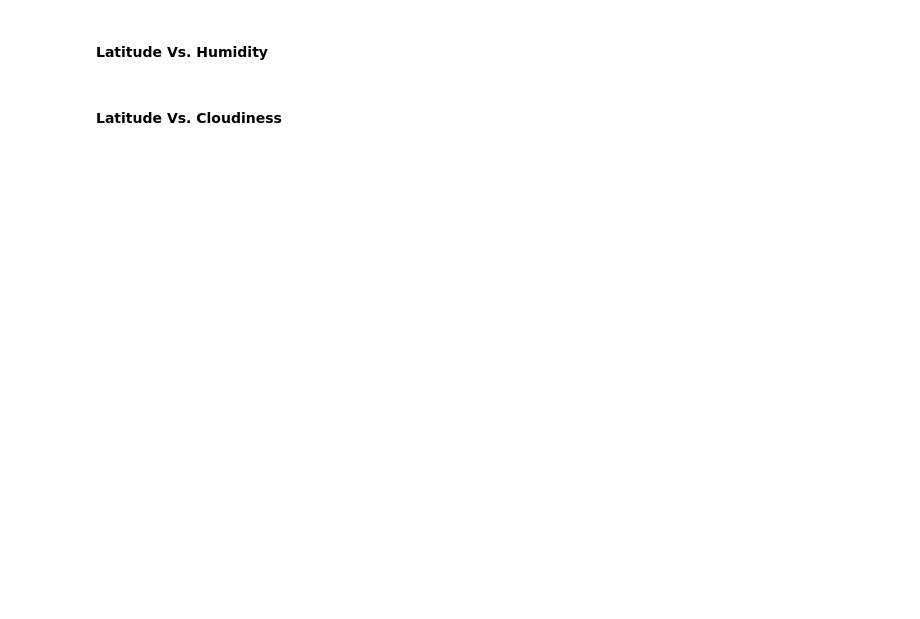
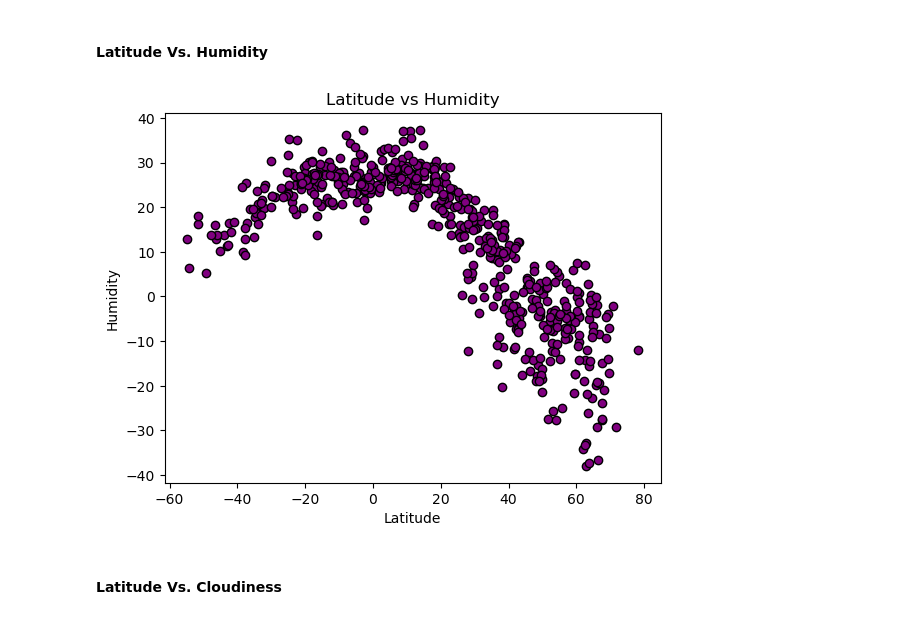
Before and after one commit to janehedges/python-api-challenge, a Jupyter notebook: WeatherPy.ipynb, the cells around one changed output. Cells and saved outputs as stored; diff of their text form; code cells hidden in the pictures; blank space fills up the shorter version.

```diff
--- a/WeatherPy.ipynb
+++ b/WeatherPy.ipynb
@@ -190,16 +214,25 @@ plt.show()
 #### Latitude Vs. Humidity
 # %%
 # Build the scatter plots for latitude vs. humidity
-# YOUR CODE HERE
+plt.scatter(city_data_df['Lat'],
+            city_data_df['Max Temp'],
+            color='purple',
+            marker='o',
+            edgecolors='black')
 
 # Incorporate the other graph properties
-# YOUR CODE HERE
+plt.title("Latitude vs Humidity")
+plt.xlabel('Latitude')
+plt.ylabel('Humidity')
+
 
 # Save the figure
 plt.savefig("output_data/Fig2.png")
 
 # Show plot
 plt.show()
+# %% [output]
+[figure, added]
 # %% [markdown]
 #### Latitude Vs. Cloudiness
 # %%
```
Also changed, not shown: parts of 33 cells of this notebook.
